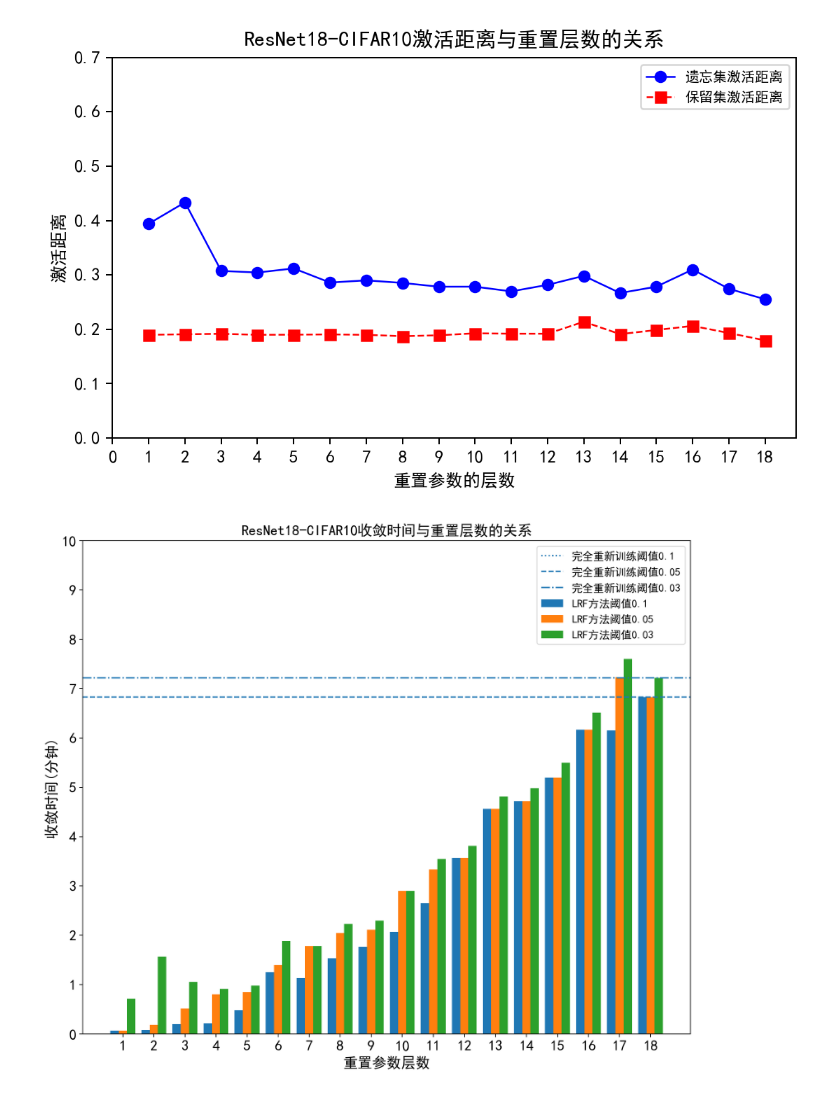
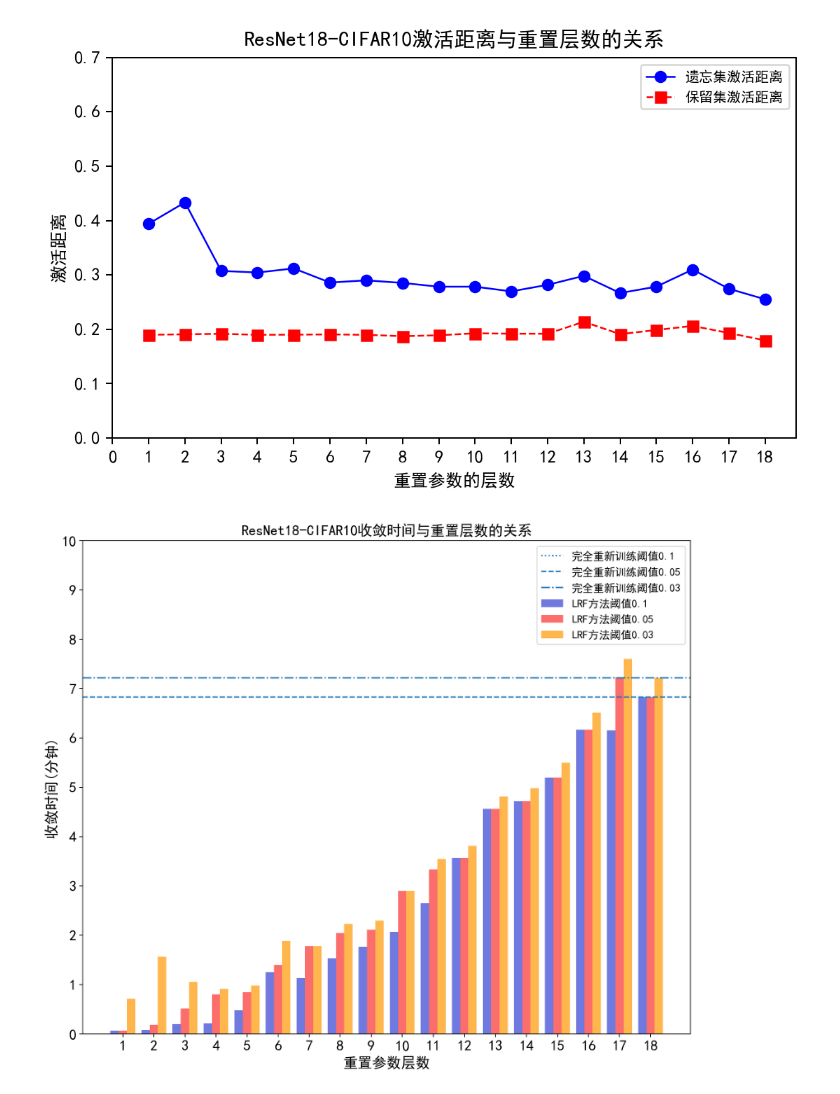
Before and after one commit to pan402945786/graduate_expriment, a Jupyter notebook: common/plot_pic2.ipynb, the cells around one changed output. Cells and saved outputs as stored; diff of their text form; code cells hidden in the pictures.

```diff
--- a/common/plot_pic2.ipynb
+++ b/common/plot_pic2.ipynb
@@ -182,34 +182,34 @@ for i in range(len(resnet_cifar_lrf_time)):
     times003.append(timeDelta3.seconds / 60)
 
 retrainTime1 = datetime.strptime(resnet_cifar_retrain_time[0], "%Y-%m-%d %H:%M:%S")
 retrainTime2 = datetime.strptime(resnet_cifar_retrain_time[1], "%Y-%m-%d %H:%M:%S")
 retrainTime3 = datetime.strptime(resnet_cifar_retrain_time[2], "%Y-%m-%d %H:%M:%S")
 retrainTime4 = datetime.strptime(resnet_cifar_retrain_time[3], "%Y-%m-%d %H:%M:%S")
 timeDelta1 = retrainTime2 - retrainTime1
 timeDelta2 = retrainTime3 - retrainTime1
 timeDelta3 = retrainTime4 - retrainTime1
 
 size = len(resnet_cifar_lrf_time)
 x = np.arange(size)
 x = np.add(x, np.array([1]))
 a = np.array(times01)
 b = np.array(times005)
 c = np.array(times003)
 
 total_width, n = 0.8, 3
 width = total_width / n
 x = x - (total_width - width) / 2
 
-plt.bar(x, a,  width=width, label='LRF方法阈值0.1')
-plt.bar(x + width, b, width=width, label='LRF方法阈值0.05')
-plt.bar(x + 2 * width, c, width=width, label='LRF方法阈值0.03')
+plt.bar(x, a,  width=width, label='LRF方法阈值0.1', color='#7079DF')
+plt.bar(x + width, b, width=width, label='LRF方法阈值0.05', color='#FB6E6C')
+plt.bar(x + 2 * width, c, width=width, label='LRF方法阈值0.03', color='#FEB64D')
 plt.axhline(y=timeDelta1.seconds / 60, linestyle='dotted', label='完全重新训练阈值0.1')
 plt.axhline(y=timeDelta2.seconds / 60, linestyle='dashed', label='完全重新训练阈值0.05')
 plt.axhline(y=timeDelta3.seconds / 60, linestyle='dashdot', label='完全重新训练阈值0.03')
 plt.xticks(np.linspace(1,18,18,endpoint=True), fontsize=16)
 plt.yticks(np.linspace(0,10,11,endpoint=True), fontsize=16)
 plt.legend(fontsize=12)
 plt.savefig("./figures/chapter4_resnetcifar_lrf_time.png",dpi=272)
 plt.show()
 # %% [output]
-[figure, old version]
+[figure, new version]
```
Also changed, not shown: parts of 13 cells of this notebook, 15 other files.
